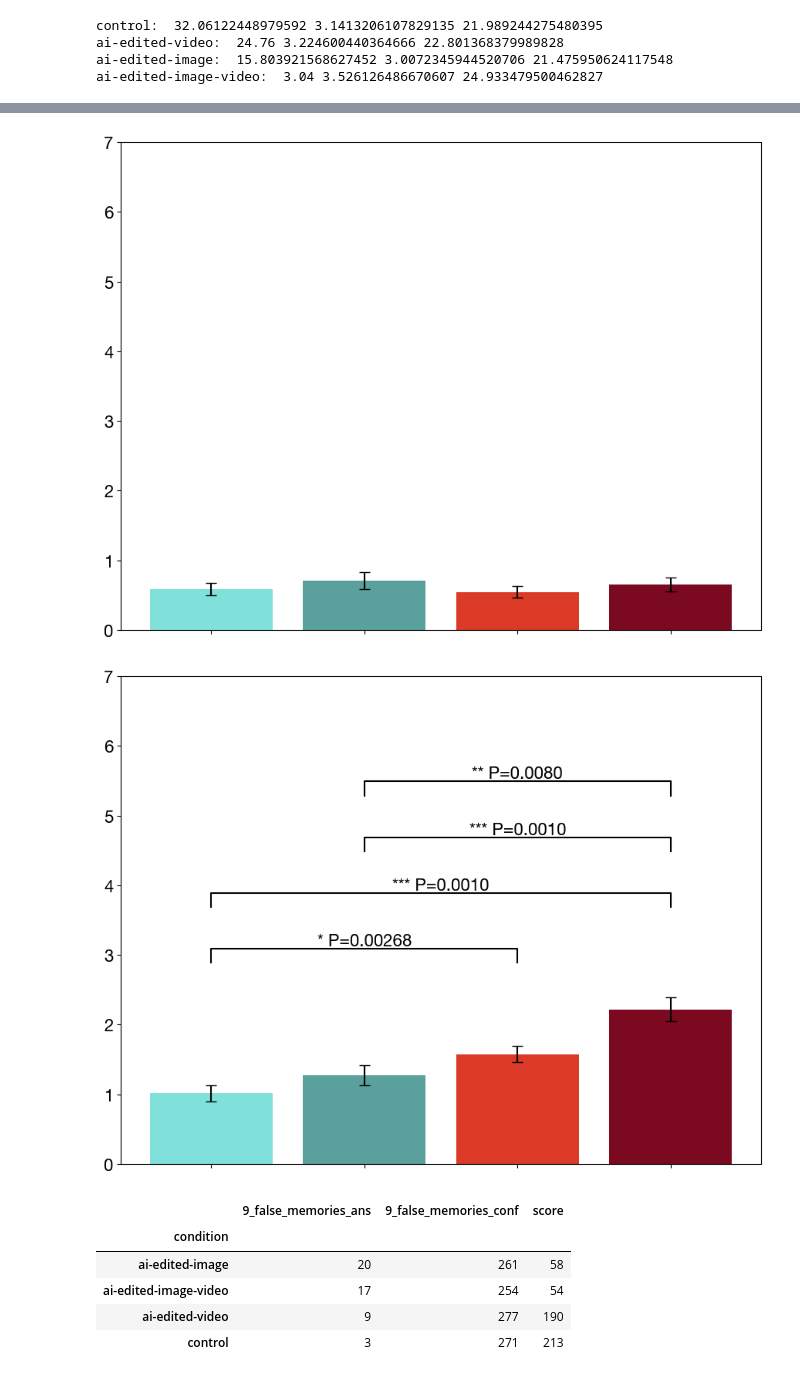
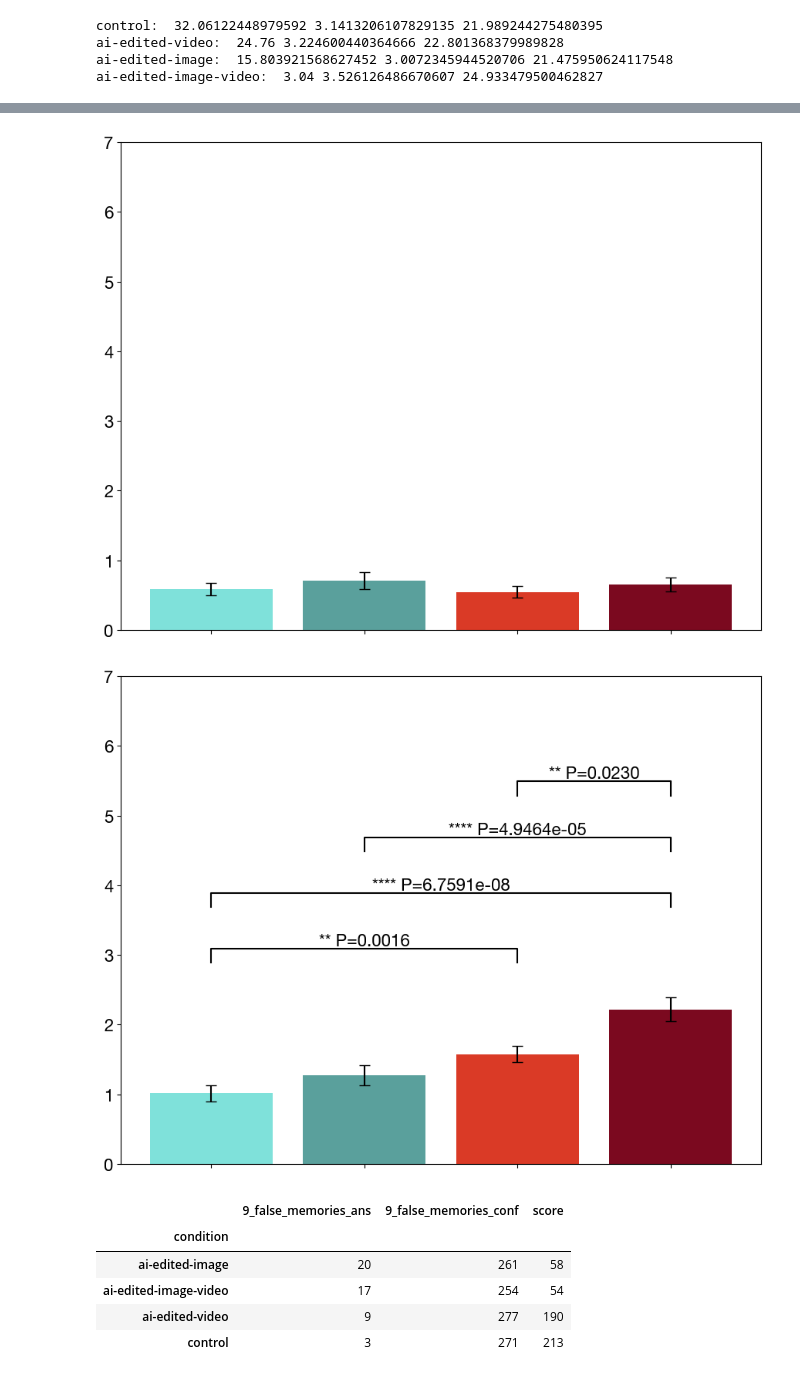
Before and after one commit to mitmedialab/synthetic-human-memories, a Jupyter notebook: analyze/main-specific.ipynb, the cells around one changed output, grey strips where cells are left out. Drawn from its saved outputs; the diff is of its cells as text; code cells hidden in the pictures.

```diff
--- a/analyze/main-specific.ipynb
+++ b/analyze/main-specific.ipynb
@@ -367,16 +368,16 @@ print("SHAPIRO-WILK")
 for c in conditions:
     print(c, "=>", shapiro(memories[c]))
 
-print("\nLEVENE", "=>", levene(*[memories[c] for c in conditions]))
+# print("\nLEVENE", "=>", levene(*[memories[c] for c in conditions]))
 
-print(f_oneway(memories['control'], memories['ai-edited-video'], memories['ai-edited-image'], memories['ai-edited-image-video']))
-print(f_oneway(conf['control'], conf['ai-edited-video'], conf['ai-edited-image'], conf['ai-edited-image-video']))
+print(kruskal(memories['control'], memories['ai-edited-video'], memories['ai-edited-image'], memories['ai-edited-image-video']))
+print(kruskal(conf['control'], conf['ai-edited-video'], conf['ai-edited-image'], conf['ai-edited-image-video']))
 
-print("\nTUKEY (# of recalled memories)")
+print("\DUNN (# of recalled memories)")
 for i in range(3):
     print(['non-false', 'unsure', 'false'][i])
-    print("# accuracy\n", sp.posthoc_tukey([[el[i] for el in memories[c]] for c in conditions]) , "\nconf.\n",
-          sp.posthoc_tukey([[el[i] for el in conf[c]] for c in conditions]))
+    print("# accuracy\n", posthoc_dunn([[el[i] for el in memories[c]] for c in conditions]) , "\nconf.\n",
+          posthoc_dunn([[el[i] for el in conf[c]] for c in conditions]))
     print()
 # %% [output]
 SHAPIRO-WILK
@@ -582,38 +582,39 @@ colors = ["#7FE1DA", "#5AA09C", "#DA3A26", "#7B091F"]
  # X positions
 x_pos = np.arange(len(conditions))
 
-# non-false
-#           1         2         3         4
-# 1  1.000000  0.516155  0.011792  0.001000
-# 2  0.516155  1.000000  0.310829  0.004778
-# 3  0.011792  0.310829  1.000000  0.343481
-# 4  0.001000  0.004778  0.343481  1.000000
+# Non False
+# 1  1.000000  0.165504  0.004498  0.000003
+# 2  0.165504  1.000000  0.145730  0.000963
+# 3  0.004498  0.145730  1.000000  0.062529
+# 4  0.000003  0.000963  0.062529  1.000000
 
-# unsure
-#           1         2         3         4
-# 1  1.000000  0.804508  0.900000  0.900000
-# 2  0.804508  1.000000  0.629879  0.900000
-# 3  0.900000  0.629879  1.000000  0.835745
-# 4  0.900000  0.900000  0.835745  1.000000
+# Unsure
+# 1  1.000000  0.858774  0.737455  0.776291
+# 2  0.858774  1.000000  0.605385  0.914979
+# 3  0.737455  0.605385  1.000000  0.532654
+# 4  0.776291  0.914979  0.532654  1.000000
 
-# false
-#           1         2         3         4
-# 1  1.000000  0.568475  0.026769  0.001000
-# 2  0.568475  1.000000  0.413799  0.001000
-# 3  0.026769  0.413799  1.000000  0.008026
-# 4  0.001000  0.001000  0.008026  1.000000
+# False
+# 1  1.000000e+00  0.173873  0.001564  6.759092e-08
+# 2  1.738734e-01  1.000000  0.071047  4.946400e-05
+# 3  1.564430e-03  0.071047  1.000000  2.302578e-02
+# 4  6.759092e-08  0.000049  0.023026  1.000000e+00
 
 # Significance values (p-values) for the significance markers
+# *, P<0.05; **, P<0.01; ***, P<0.001; ****, P<0.0001.
 significance_values = [[
-    ((0, 2), '* P=0.0118'),
-    ((0, 3), '*** P=0.0010'),
-    ((1, 3), '** P=0.0048'),
+    ((0, 2), '** P=0.0045'),
+    ((0, 3), '**** P=3e-06'),
+    ((1, 3), '*** P=9.63e-04'),
 ], [], [
-    ((0, 2), '* P=0.00268'),
-    ((0, 3), '*** P=0.0010'),
-    ((1, 3), '*** P=0.0010'),
-    ((1, 3), '** P=0.0080'),
+    ((0, 2), '** P=0.0016'),
+    ((0, 3), '**** P=6.7591e-08'),
+    ((1, 3), '**** P=4.9464e-05'),
+    ((2, 3), '** P=0.0230'),
 ]]
+
+sigs = []
+dunn_dict = posthoc_dunn(data).to_dict()
 
 mark = ['Non-false', 'Uncertain', 'False']
 
@@ -660,5 +661,5 @@ for i in range(3):
 [figure]
-[figure, old version]
+[figure, new version]
 # %%
 n = 9
 
```
Also changed, not shown: parts of 7 cells of this notebook, 2 other files.
